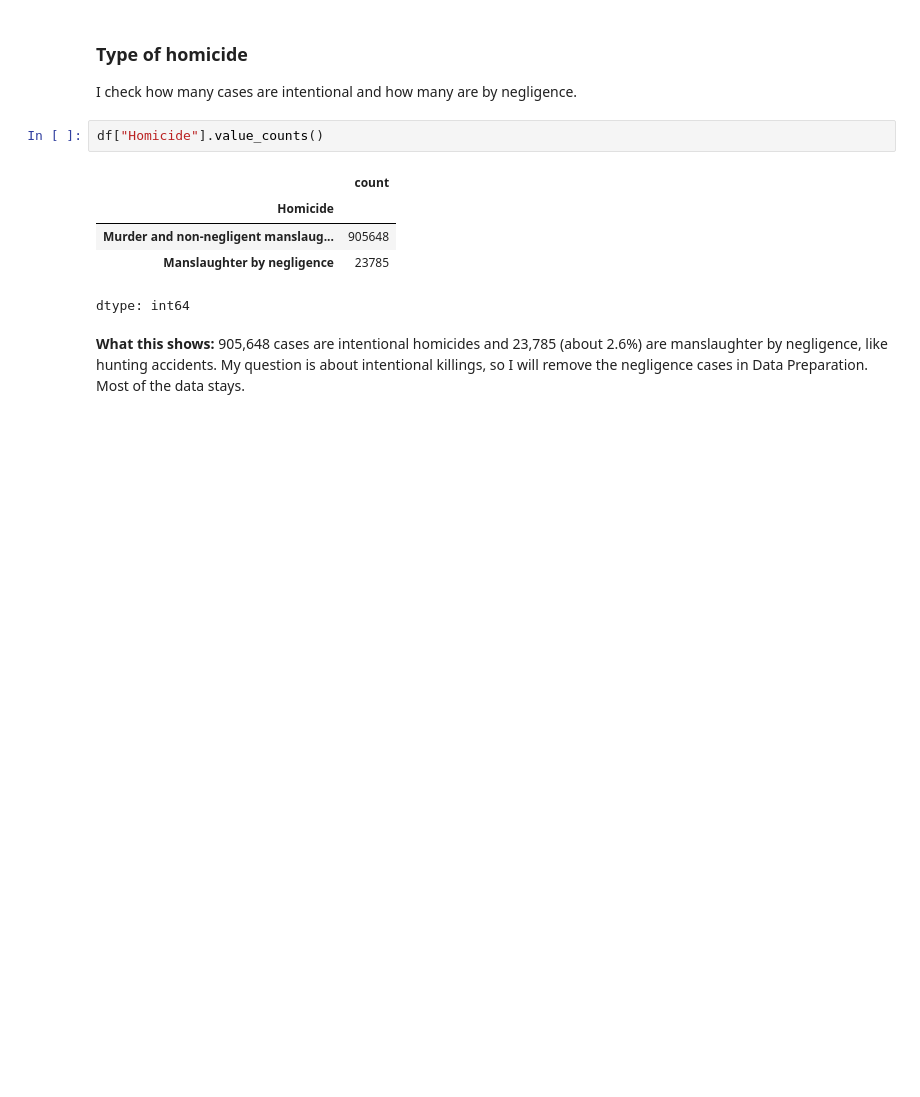
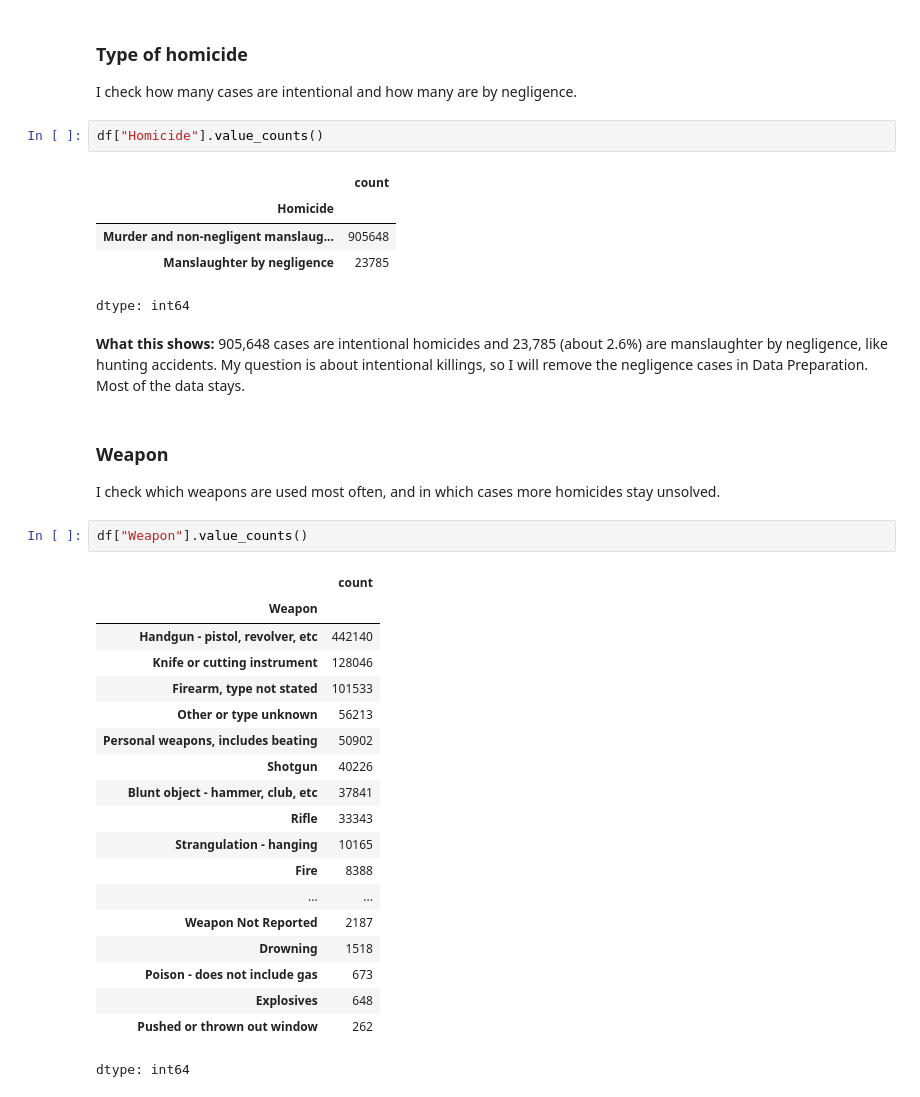
Before and after one commit to Anastasiia-hub0/unsolved-homicides-analysis, a Jupyter notebook: unsolved_homicides_analysis.ipynb, the cells around one changed output. Drawn from its saved outputs; the diff is of its cells as text; blank space fills up the shorter version.

```diff
--- a/unsolved_homicides_analysis.ipynb
+++ b/unsolved_homicides_analysis.ipynb
@@ -263,3 +263,28 @@ df["Homicide"].value_counts()
 dtype: int64
 # %% [markdown]
 **What this shows:** 905,648 cases are intentional homicides and 23,785 (about 2.6%) are manslaughter by negligence, like hunting accidents. My question is about intentional killings, so I will remove the negligence cases in Data Preparation. Most of the data stays.
+# %% [markdown]
+### Weapon
+I check which weapons are used most often, and in which cases more homicides stay unsolved.
+# %%
+df["Weapon"].value_counts()
+# %% [output]
+|  | count |
+| Weapon |  |
+| Handgun - pistol, revolver, etc | 442140 |
+| Knife or cutting instrument | 128046 |
+| Firearm, type not stated | 101533 |
+| Other or type unknown | 56213 |
+| Personal weapons, includes beating | 50902 |
+| Shotgun | 40226 |
+| Blunt object - hammer, club, etc | 37841 |
+| Rifle | 33343 |
+| Strangulation - hanging | 10165 |
+| Fire | 8388 |
+| ... | ... |
+| Weapon Not Reported | 2187 |
+| Drowning | 1518 |
+| Poison - does not include gas | 673 |
+| Explosives | 648 |
+| Pushed or thrown out window | 262 |
+dtype: int64
```
Also changed, not shown: parts of 3 cells of this notebook.
